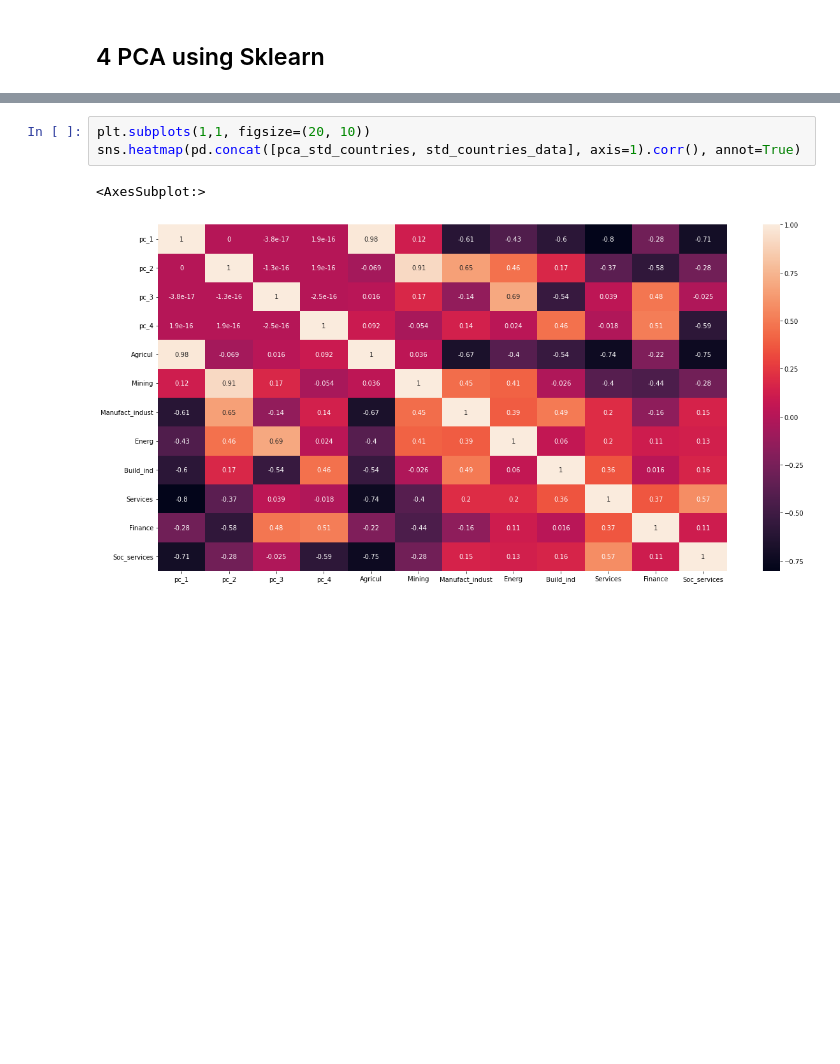
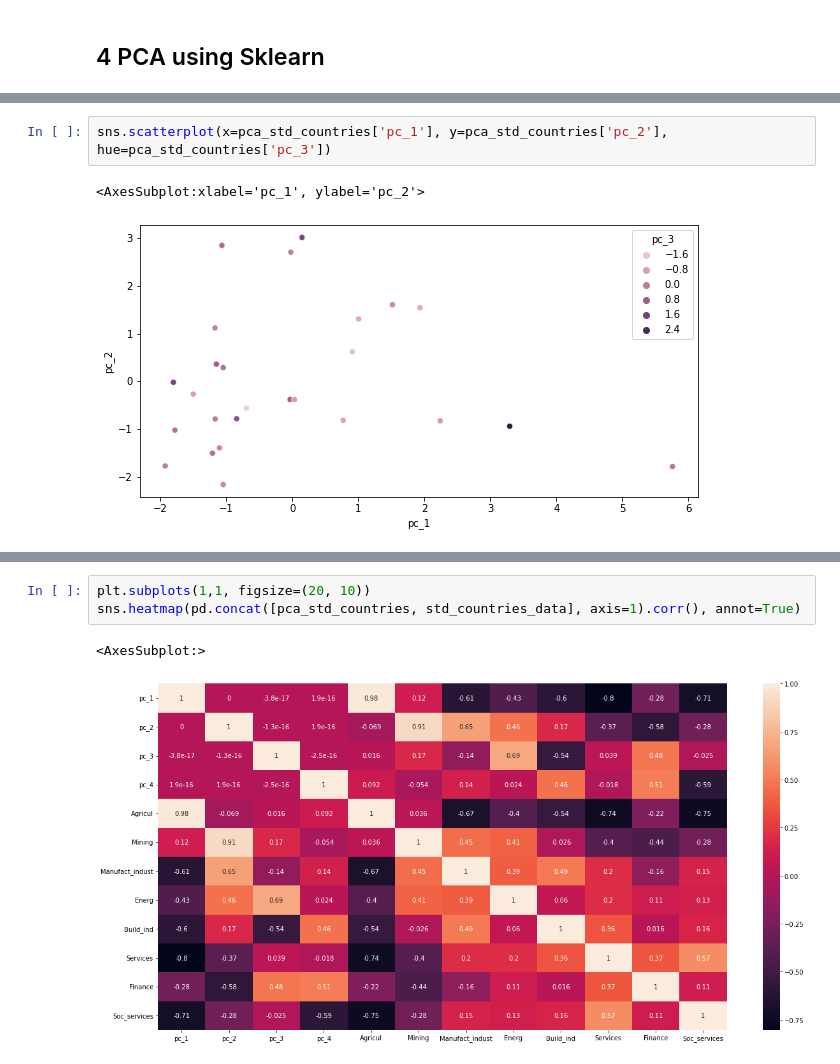
Before and after one commit to VondracekS/VSM, a Jupyter notebook: Notebooks/exc_03.ipynb, the cells around one changed output, grey strips where cells are left out. Drawn from its saved outputs; the diff is of its cells as text; blank space fills up the shorter version.

```diff
--- a/Notebooks/exc_03.ipynb
+++ b/Notebooks/exc_03.ipynb
@@ -248,0 +264,5 @@ plt.show()
+# %%
+sns.scatterplot(x=pca_std_countries['pc_1'], y=pca_std_countries['pc_2'], hue=pca_std_countries['pc_3'])
+# %% [output]
+<AxesSubplot:xlabel='pc_1', ylabel='pc_2'>
+[figure, added]
```
Also changed, not shown: parts of 21 cells of this notebook, 7 other files.
